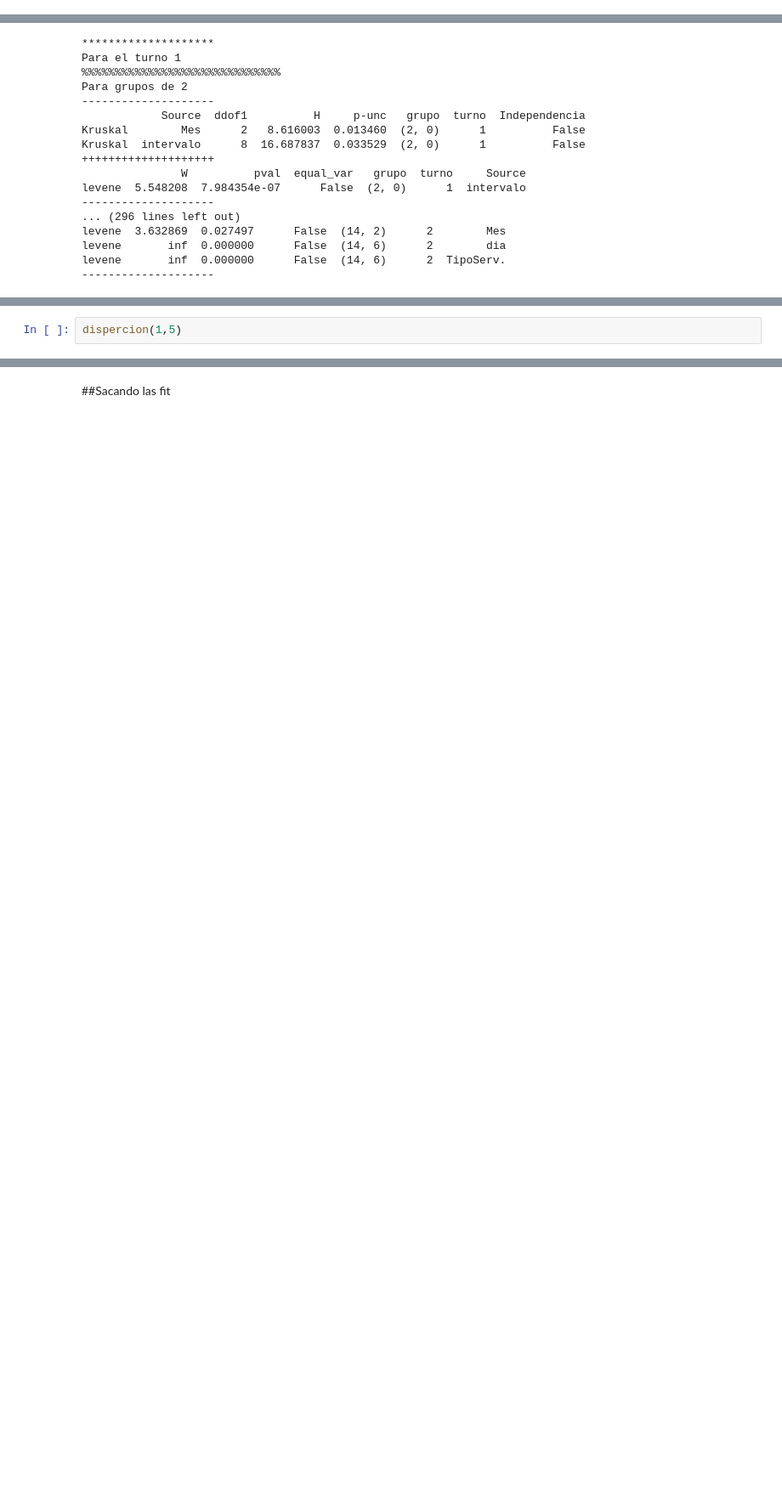
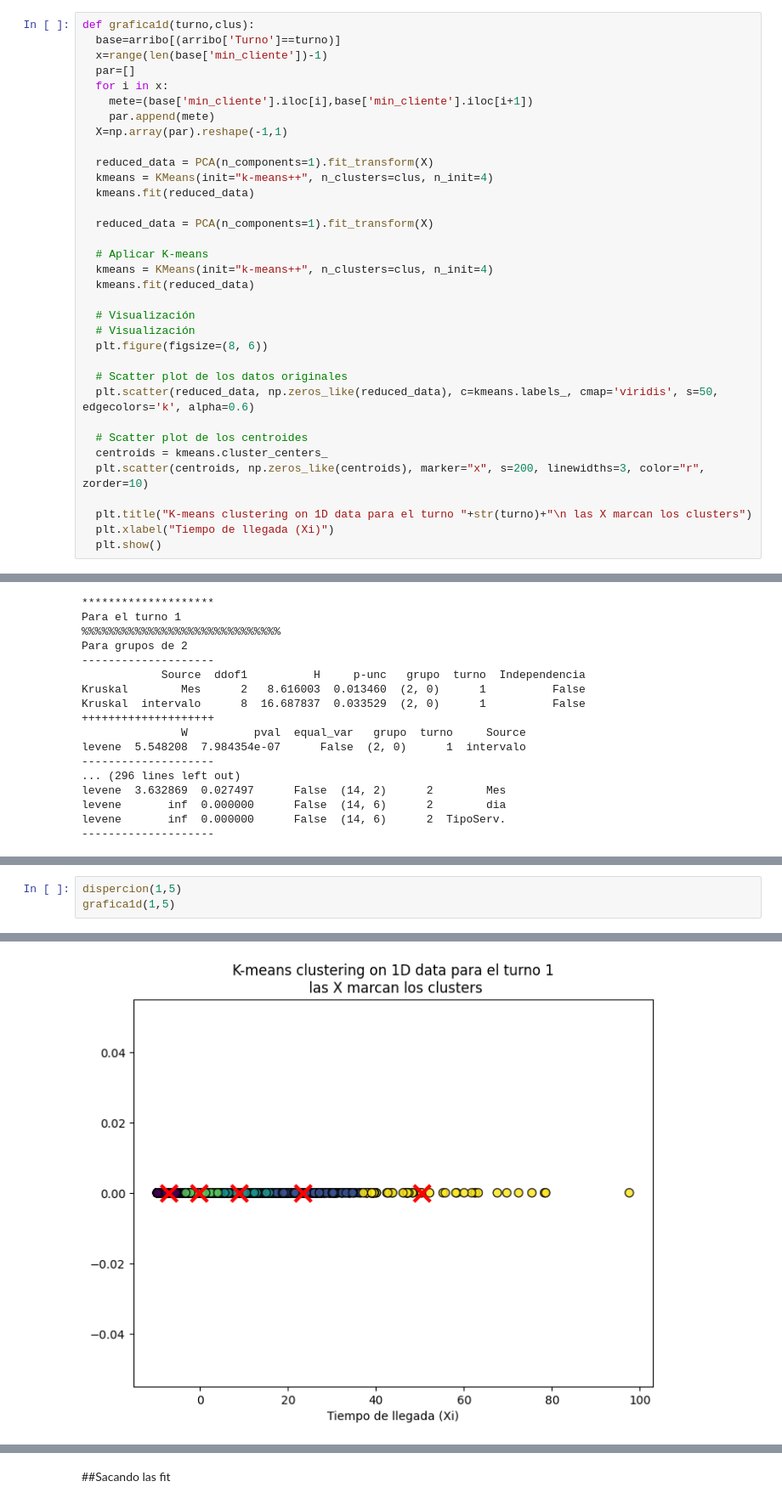
Before and after one commit to TonioFlag/ProyectoFinalColas, a Jupyter notebook: kmeans.ipynb, the cells around one changed output, grey strips where cells are left out. Shown at 85% size. Drawn from its saved outputs; the diff is of its cells as text; blank space fills up the shorter version.

```diff
--- a/kmeans.ipynb
+++ b/kmeans.ipynb
@@ -67,0 +104,34 @@ arribo['tipo_serv'] = arribo['TipoServ.'].map(servicio)
+# %%
+def grafica1d(turno,clus):
+  base=arribo[(arribo['Turno']==turno)]
+  x=range(len(base['min_cliente'])-1)
+  par=[]
+  for i in x:
+    mete=(base['min_cliente'].iloc[i],base['min_cliente'].iloc[i+1])
+    par.append(mete)
+  X=np.array(par).reshape(-1,1)
+
+  reduced_data = PCA(n_components=1).fit_transform(X)
+  kmeans = KMeans(init="k-means++", n_clusters=clus, n_init=4)
+  kmeans.fit(reduced_data)
+
+  reduced_data = PCA(n_components=1).fit_transform(X)
+
+  # Aplicar K-means
+  kmeans = KMeans(init="k-means++", n_clusters=clus, n_init=4)
+  kmeans.fit(reduced_data)
+
+  # Visualización
+  # Visualización
+  plt.figure(figsize=(8, 6))
+
+  # Scatter plot de los datos originales
+  plt.scatter(reduced_data, np.zeros_like(reduced_data), c=kmeans.labels_, cmap='viridis', s=50, edgecolors='k', alpha=0.6)
+
+  # Scatter plot de los centroides
+  centroids = kmeans.cluster_centers_
+  plt.scatter(centroids, np.zeros_like(centroids), marker="x", s=200, linewidths=3, color="r", zorder=10)
+
+  plt.title("K-means clustering on 1D data para el turno "+str(turno)+"\n las X marcan los clusters")
+  plt.xlabel("Tiempo de llegada (Xi)")
+  plt.show()
@@ -177,4 +291,6 @@ def dispercion(tur,n_kluster):
 # %%
 dispercion(1,5)
+grafica1d(1,5)
 # %% [output]
 [figure]
+[figure, added]
```
Also changed, not shown: parts of 30 cells of this notebook.
